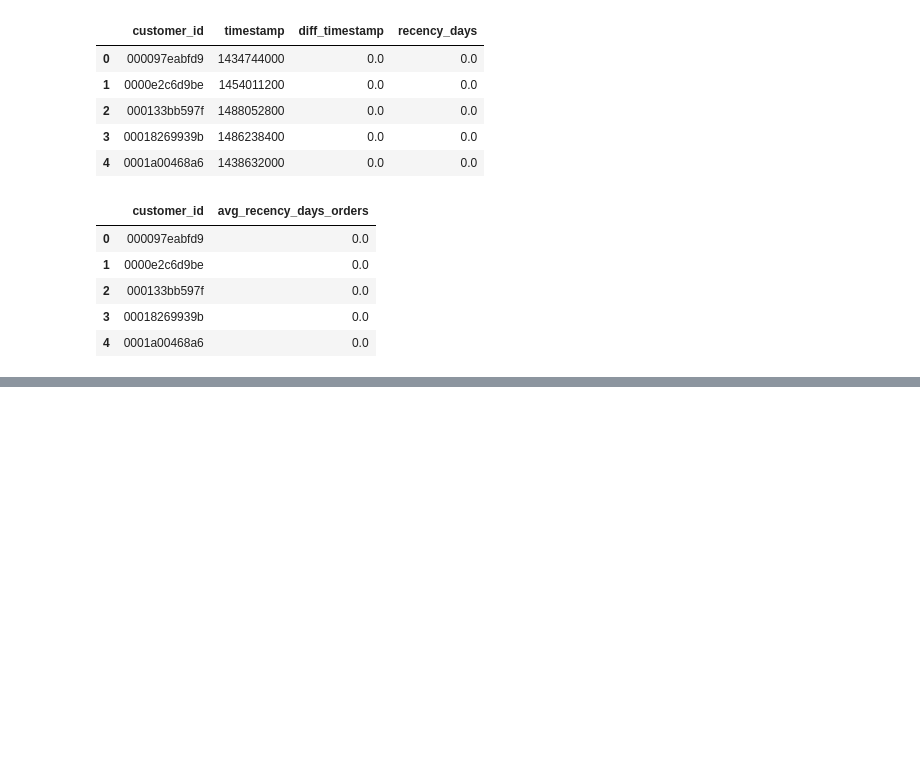
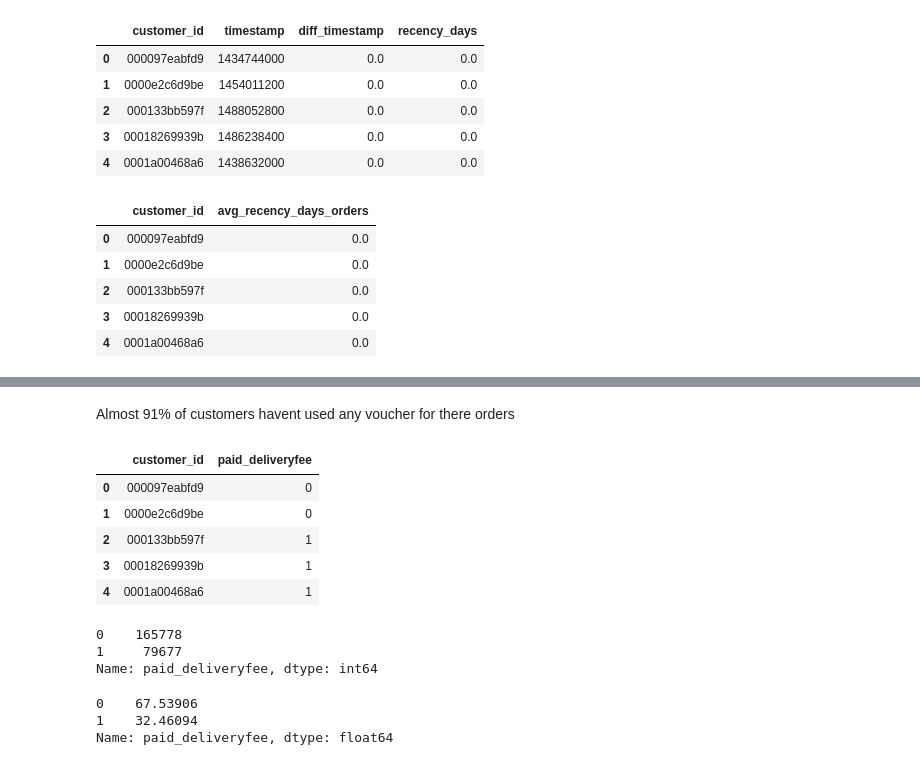
Before and after one commit to yh18190/chunautee_samna, a Jupyter notebook: DataPrep_Transformations.ipynb, the cells around one changed output, grey strips where cells are left out. Drawn from its saved outputs; the diff is of its cells as text; code cells hidden in the pictures; blank space fills up the shorter version.

```diff
--- a/DataPrep_Transformations.ipynb
+++ b/DataPrep_Transformations.ipynb
@@ -391,0 +417,28 @@ df_recency_avg.head()
+# %% [markdown]
+Almost 91% of customers havent used any voucher for there orders
+# %%
+#Deliveryfee flag
+df_deliveryfee=df_orders[['customer_id','delivery_fee']]
+df_deliveryfee['paid_deliveryfee']=df_deliveryfee['delivery_fee'].apply(lambda x: 1 if x>0 else 0)
+df_deliveryfee=df_deliveryfee[['customer_id','paid_deliveryfee']].groupby('customer_id')['paid_deliveryfee'].max().reset_index(name='paid_deliveryfee')
+df_deliveryfee.head()
+# %% [output]
+|  | customer_id | paid_deliveryfee |
+| 0 | 000097eabfd9 | 0 |
+| 1 | 0000e2c6d9be | 0 |
+| 2 | 000133bb597f | 1 |
+| 3 | 00018269939b | 1 |
+| 4 | 0001a00468a6 | 1 |
+# %%
+df_deliveryfee['paid_deliveryfee'].value_counts()
+# %% [output]
+0    165778
+1     79677
+Name: paid_deliveryfee, dtype: int64
+# %%
+#Percentage of Customers who pay or didnt pay delivery fee
+df_deliveryfee['paid_deliveryfee'].value_counts(normalize=True)*100
+# %% [output]
+0    67.53906
+1    32.46094
+Name: paid_deliveryfee, dtype: float64
```
Also changed, not shown: parts of 8 cells of this notebook.
